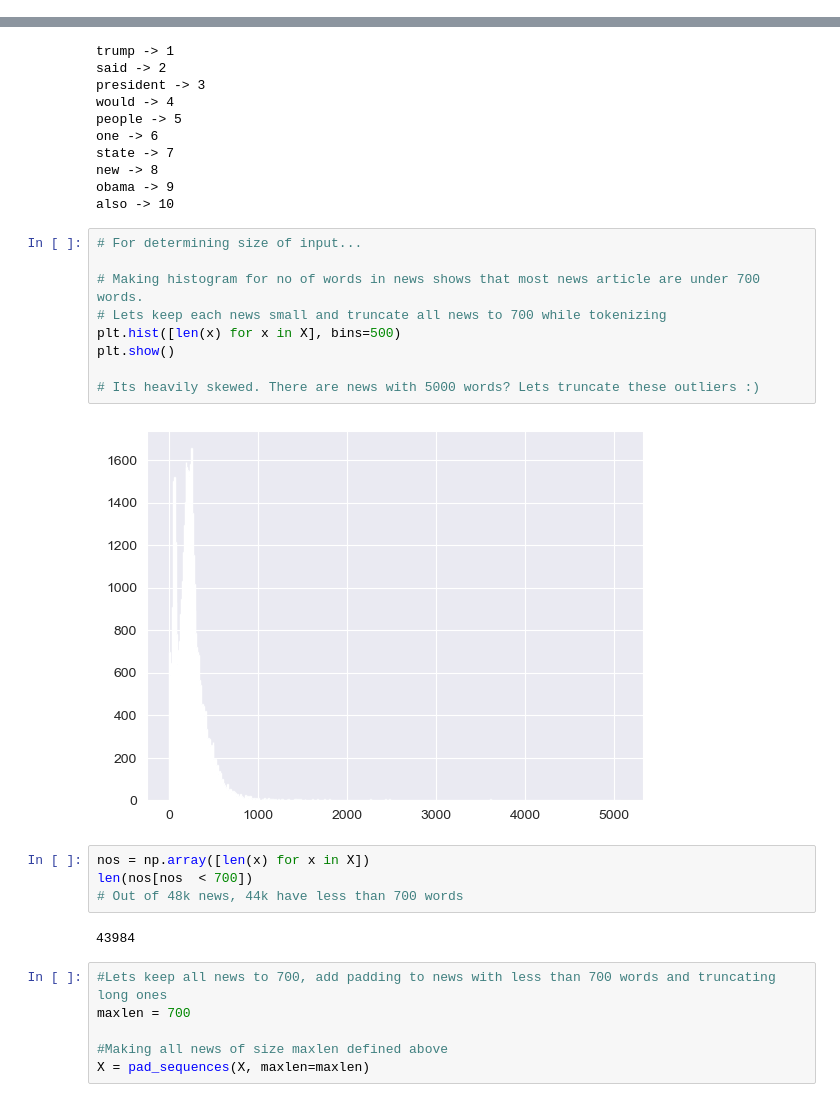
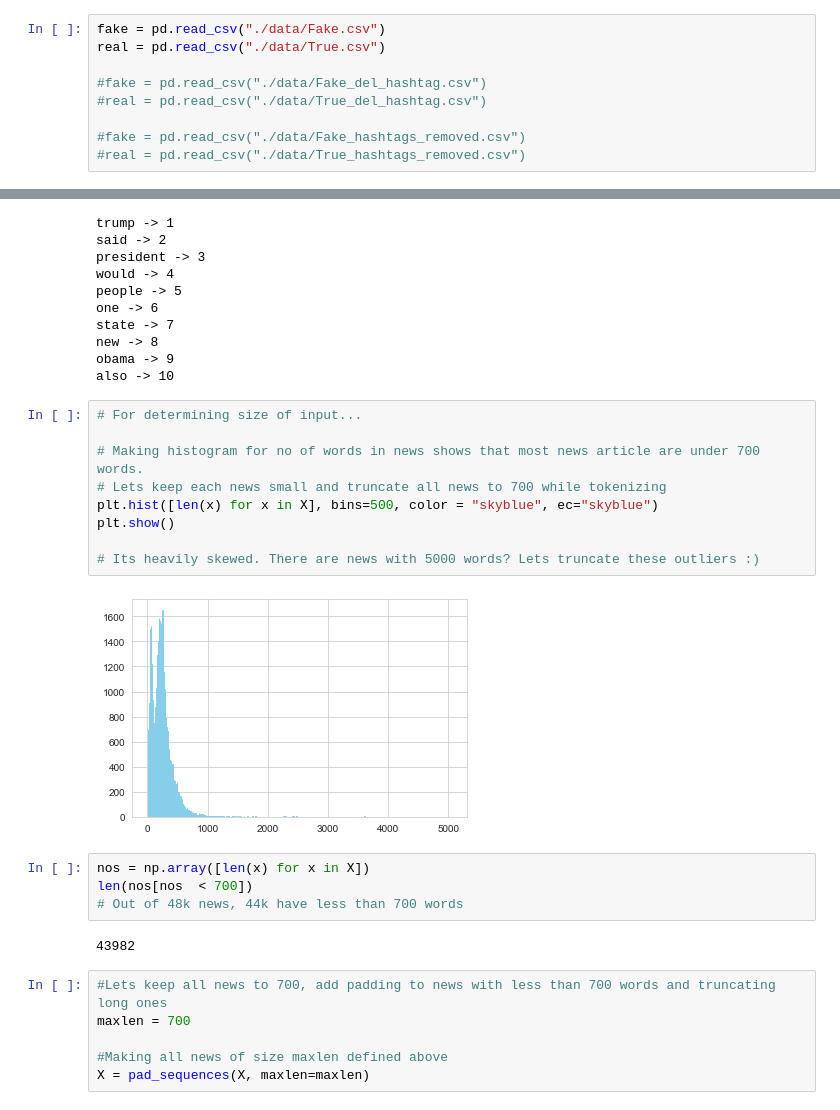
Before and after one commit to aggravated-monster/capita, a Jupyter notebook: fake_news_lstm.ipynb, the cells around one changed output, grey strips where cells are left out. Saved outputs shown, nothing was run; the diff lists cells and outputs as text.

```diff
--- a/fake_news_lstm.ipynb
+++ b/fake_news_lstm.ipynb
@@ -63,0 +26,9 @@ real.head()
+# %%
+fake = pd.read_csv("./data/Fake.csv")
+real = pd.read_csv("./data/True.csv")
+
+#fake = pd.read_csv("./data/Fake_del_hashtag.csv")
+#real = pd.read_csv("./data/True_del_hashtag.csv")
+
+#fake = pd.read_csv("./data/Fake_hashtags_removed.csv")
+#real = pd.read_csv("./data/True_hashtags_removed.csv")
@@ -360,20 +282,20 @@ also -> 10
 # %%
 # For determining size of input...
 
 # Making histogram for no of words in news shows that most news article are under 700 words.
 # Lets keep each news small and truncate all news to 700 while tokenizing
-plt.hist([len(x) for x in X], bins=500)
+plt.hist([len(x) for x in X], bins=500, color = "skyblue", ec="skyblue")
 plt.show()
 
 # Its heavily skewed. There are news with 5000 words? Lets truncate these outliers :)
 # %% [output]
-[figure, old version]
+[figure, new version]
 # %%
 nos = np.array([len(x) for x in X])
 len(nos[nos  < 700])
 # Out of 48k news, 44k have less than 700 words
 # %% [output]
-43984
+43982
 # %%
 #Lets keep all news to 700, add padding to news with less than 700 words and truncating long ones
 maxlen = 700
```
Also changed, not shown: parts of 26 cells of this notebook, 6 other files.
